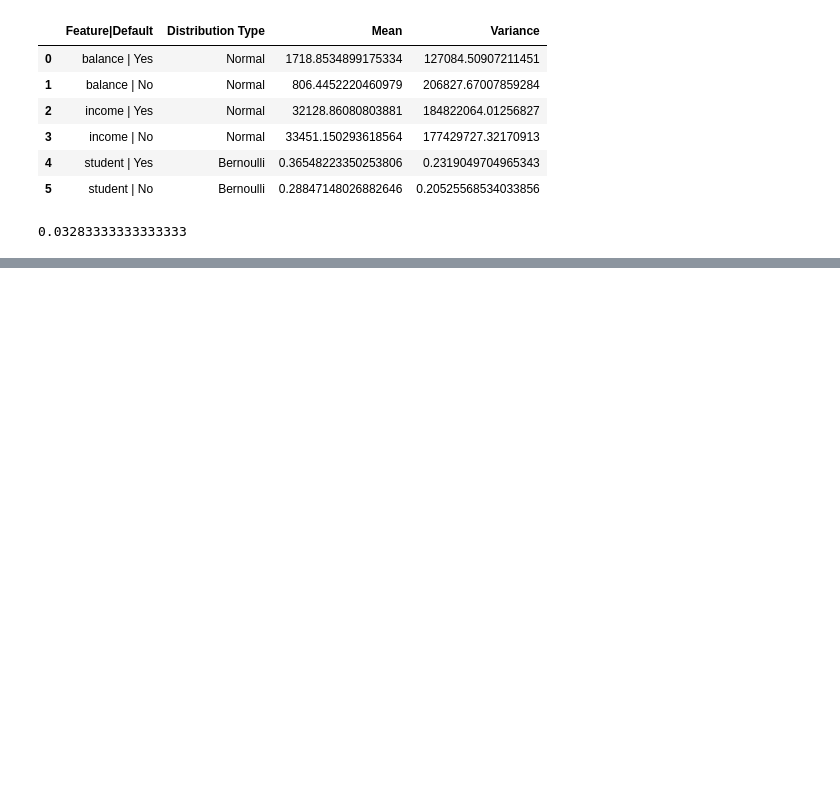
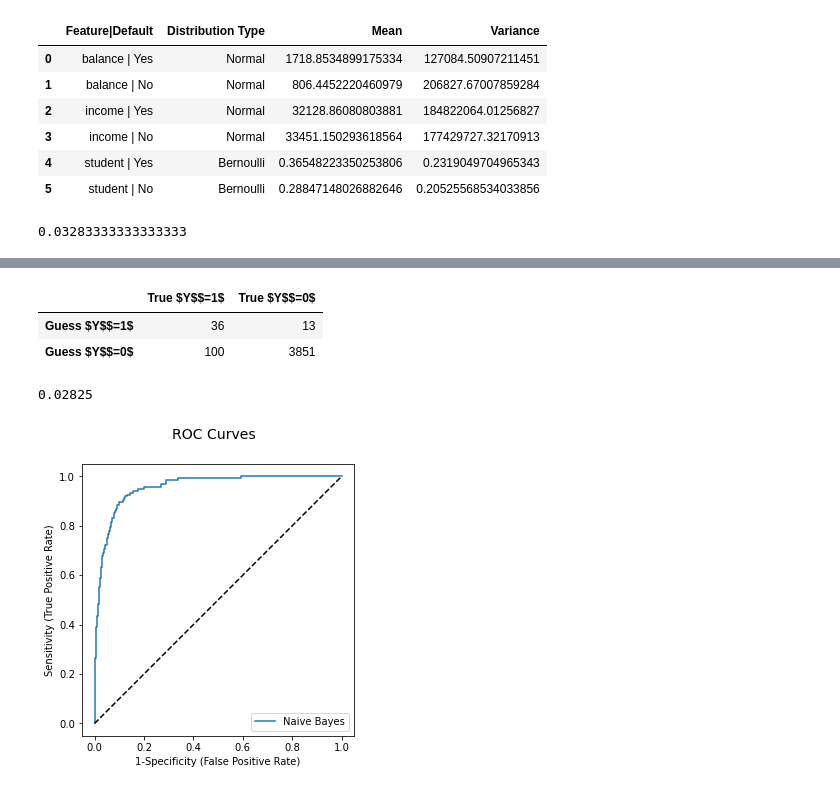
Before and after one commit to beginnerSC/mscf_hw_spring, a Jupyter notebook: ML II/2/Homework #2.ipynb, the cells around one changed output, grey strips where cells are left out. Cells and saved outputs as stored; diff of their text form; code cells hidden in the pictures; blank space fills up the shorter version.

```diff
--- a/ML II/2/Homework #2.ipynb
+++ b/ML II/2/Homework #2.ipynb
@@ -713,0 +266,50 @@ DataFrame(mae, columns=['Model', 'MAE on Test Set', 'MAE on Final Test Set']).se
+# %%
+from sklearn.metrics import confusion_matrix
+from pandas import DataFrame
+import numpy as np
+
+def predict(X, score=False):
+    res = []
+    for student, balance, income in X.values:
+        log_pDefault = np.log(prior) \
+                        + np.log(dist['student | Yes'].pmf(student=='Yes')) \
+                        + np.log(dist['balance | Yes'].pdf(balance)) \
+                        + np.log(dist['income | Yes'].pdf(income))
+        log_pNoDefault = np.log(1-prior) \
+                        + np.log(dist['student | No'].pmf(student=='Yes')) \
+                        + np.log(dist['balance | No'].pdf(balance)) \
+                        + np.log(dist['income | No'].pdf(income))
+
+        predict_score = log_pDefault - log_pNoDefault
+        res.append(predict_score if score else (predict_score > 0))
+
+    return res
+
+tn, fp, fn, tp = confusion_matrix(y_test=='Yes', predict(X_test)).ravel()
+DataFrame([[tp, fp], [fn, tn]], columns=['True $Y$$=1$', 'True $Y$$=0$'], index=['Guess $Y$$=1$', 'Guess $Y$$=0$'])
+# %% [output]
+|  | True $Y$$=1$ | True $Y$$=0$ |
+| Guess $Y$$=1$ | 36 | 13 |
+| Guess $Y$$=0$ | 100 | 3851 |
+# %%
+(fn + fp)/(tn + fp + fn + tp)
+# %% [output]
+0.02825
+# %%
+from sklearn.metrics import roc_curve
+import matplotlib.pyplot as plt
+
+fig, ax = plt.subplots(1, 1, figsize=(5, 5))
+
+fpr, tpr, _ = roc_curve(y_test=='Yes', predict(X_test, score=True))
+ax.plot(fpr, tpr, label='Naive Bayes')
+ax.plot([0, 1], [0, 1], 'k--')
+ax.set( aspect=1,
+        xlabel='1-Specificity (False Positive Rate)',
+        ylabel='Sensitivity (True Positive Rate)')
+
+fig.suptitle('ROC Curves', fontsize=14)
+plt.legend()
+plt.show()
+# %% [output]
+[figure, added]
```
Also changed, not shown: parts of 31 cells of this notebook.
